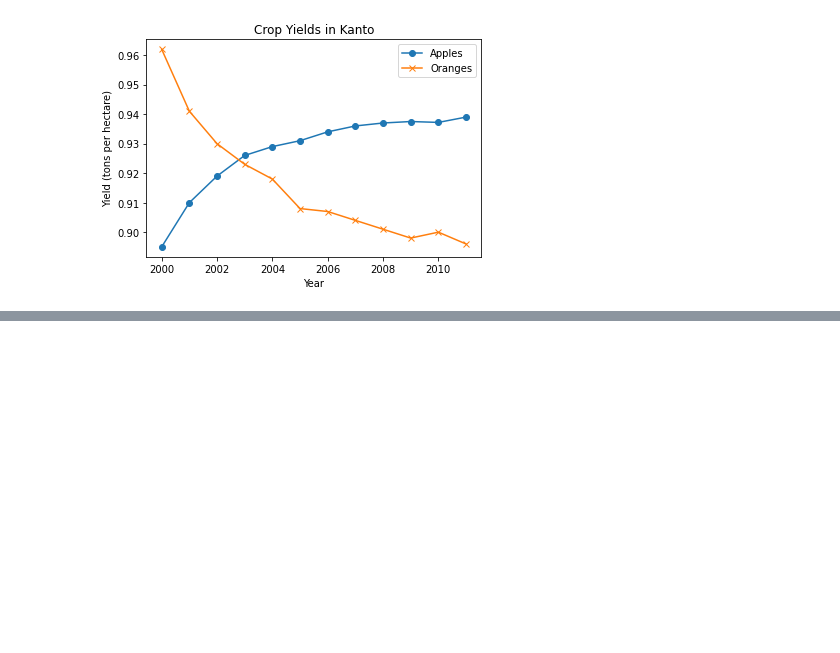
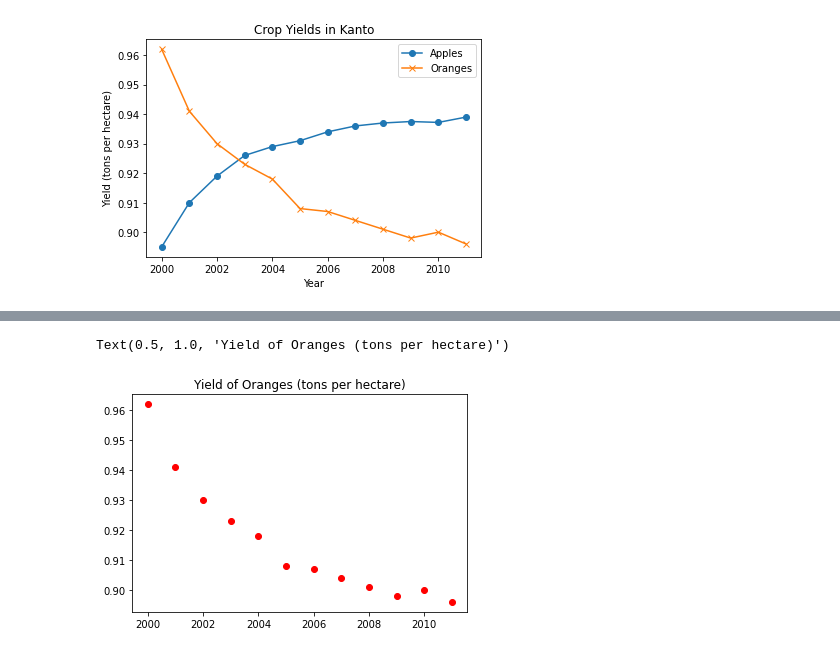
Before and after one commit to CarlosViniMSouza/DataAnalysisWithPython, a Jupyter notebook: notebooks/L04_Matplotlib.ipynb, the cells around one changed output, grey strips where cells are left out. Cells and saved outputs as stored; diff of their text form; code cells hidden in the pictures; blank space fills up the shorter version.

```diff
--- a/notebooks/L04_Matplotlib.ipynb
+++ b/notebooks/L04_Matplotlib.ipynb
@@ -86,0 +113,8 @@ plt.legend(['Apples', 'Oranges'])
+# %%
+# If you don't specify a line style in fmt, only markers are drawn.
+
+plt.plot(years, oranges, 'or')
+plt.title("Yield of Oranges (tons per hectare)")
+# %% [output]
+Text(0.5, 1.0, 'Yield of Oranges (tons per hectare)')
+[figure, added]
```
Also changed, not shown: parts of 3 cells of this notebook, 2 other files.
